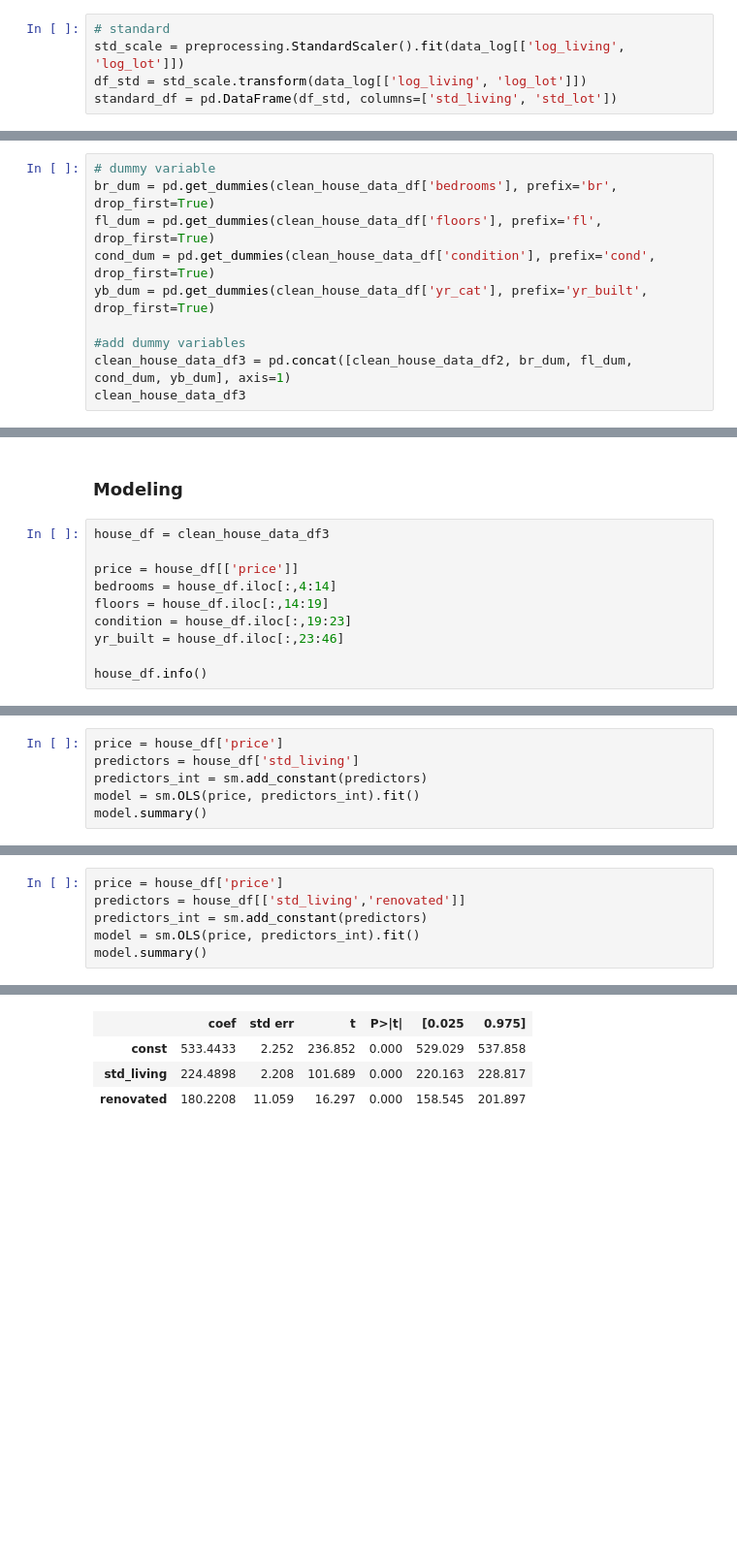
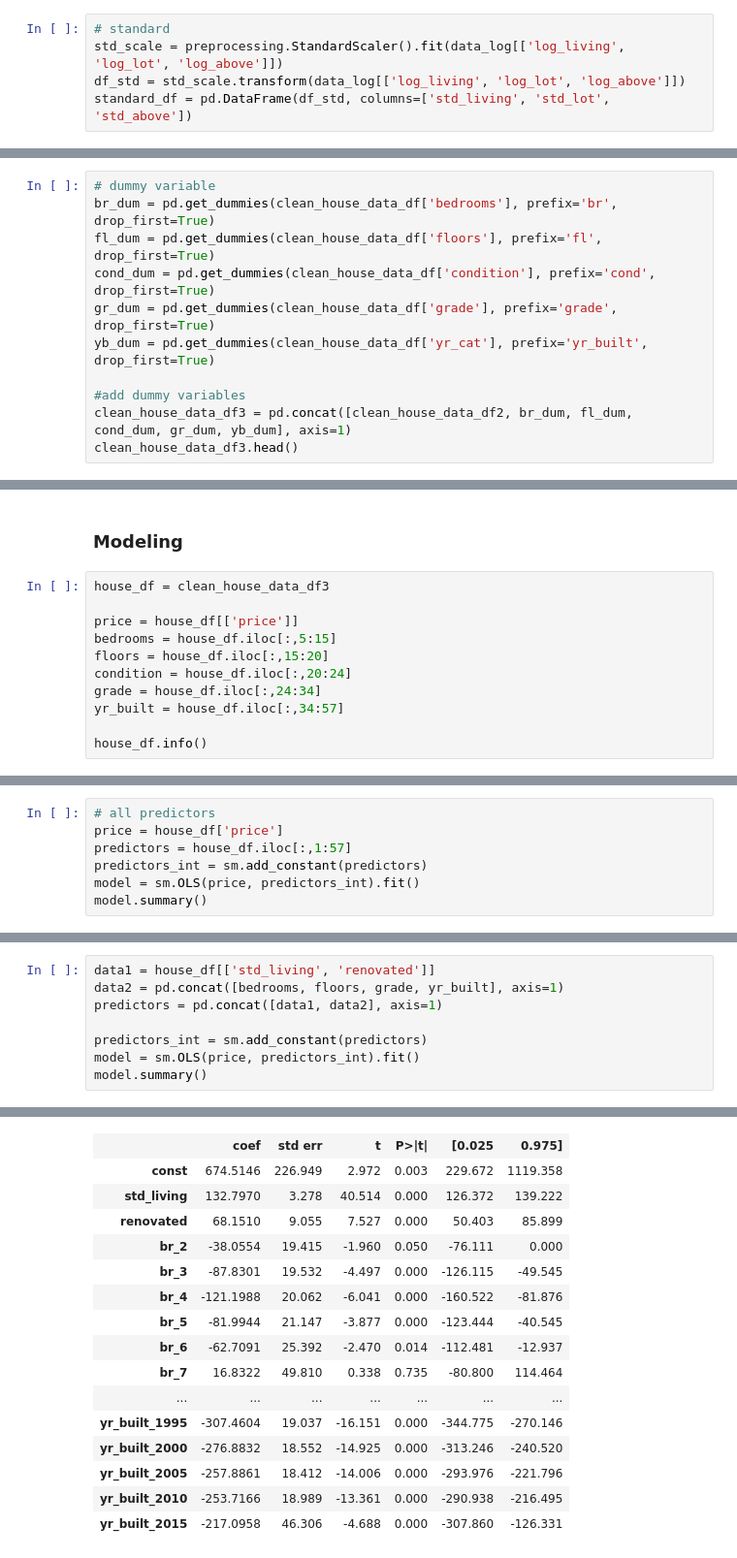
Before and after one commit to wong-ricky/House-Price, a Jupyter notebook: House Price.ipynb, the cells around one changed output, grey strips where cells are left out. Shown: that part at 97% size. Saved outputs shown, nothing was run; the diff lists cells and outputs as text; blank space fills up the shorter version.

```diff
--- a/House Price.ipynb
+++ b/House Price.ipynb
@@ -268,7 +277,7 @@ data_log.hist();
 # %%
 # standard
-std_scale = preprocessing.StandardScaler().fit(data_log[['log_living', 'log_lot']])
-df_std = std_scale.transform(data_log[['log_living', 'log_lot']])
-standard_df = pd.DataFrame(df_std, columns=['std_living', 'std_lot'])
+std_scale = preprocessing.StandardScaler().fit(data_log[['log_living', 'log_lot', 'log_above']])
+df_std = std_scale.transform(data_log[['log_living', 'log_lot', 'log_above']])
+standard_df = pd.DataFrame(df_std, columns=['std_living', 'std_lot', 'std_above'])
 # %%
 clean_house_data_df2 = pd.concat([clean_house_data_df['price'], standard_df, clean_house_data_df['renovated']], axis=1)
@@ -305,9 +307,10 @@ clean_house_data_df['yr_cat'] = clean_house_data_df['yr_built'].map(categorise_y
 br_dum = pd.get_dummies(clean_house_data_df['bedrooms'], prefix='br', drop_first=True)
 fl_dum = pd.get_dummies(clean_house_data_df['floors'], prefix='fl', drop_first=True)
 cond_dum = pd.get_dummies(clean_house_data_df['condition'], prefix='cond', drop_first=True)
+gr_dum = pd.get_dummies(clean_house_data_df['grade'], prefix='grade', drop_first=True)
 yb_dum = pd.get_dummies(clean_house_data_df['yr_cat'], prefix='yr_built', drop_first=True)
 
 #add dummy variables
-clean_house_data_df3 = pd.concat([clean_house_data_df2, br_dum, fl_dum, cond_dum, yb_dum], axis=1)
-clean_house_data_df3
+clean_house_data_df3 = pd.concat([clean_house_data_df2, br_dum, fl_dum, cond_dum, gr_dum, yb_dum], axis=1)
+clean_house_data_df3.head()
 # %% [output]
@@ -330,10 +327,11 @@ clean_house_data_df3
 house_df = clean_house_data_df3
 
 price = house_df[['price']]
-bedrooms = house_df.iloc[:,4:14]
-floors = house_df.iloc[:,14:19]
-condition = house_df.iloc[:,19:23]
-yr_built = house_df.iloc[:,23:46]
+bedrooms = house_df.iloc[:,5:15]
+floors = house_df.iloc[:,15:20]
+condition = house_df.iloc[:,20:24]
+grade = house_df.iloc[:,24:34]
+yr_built = house_df.iloc[:,34:57]
 
 house_df.info()
 # %% [output]
@@ -357,6 +358,7 @@ memory usage: 1.2 MB
 # %%
+# all predictors
 price = house_df['price']
-predictors = house_df['std_living']
+predictors = house_df.iloc[:,1:57]
 predictors_int = sm.add_constant(predictors)
 model = sm.OLS(price, predictors_int).fit()
 model.summary()
@@ -383,6 +411,8 @@ Notes:
 # %%
-price = house_df['price']
-predictors = house_df[['std_living','renovated']]
+data1 = house_df[['std_living', 'renovated']]
+data2 = pd.concat([bedrooms, floors, grade, yr_built], axis=1)
+predictors = pd.concat([data1, data2], axis=1)
+
 predictors_int = sm.add_constant(predictors)
 model = sm.OLS(price, predictors_int).fit()
 model.summary()
@@ -399,5 +429,17 @@ OLS Regression Results
 | Covariance Type: | nonrobust |  |  |
 |  | coef | std err | t | P>|t| | [0.025 | 0.975] |
-| const | 533.4433 | 2.252 | 236.852 | 0.000 | 529.029 | 537.858 |
-| std_living | 224.4898 | 2.208 | 101.689 | 0.000 | 220.163 | 228.817 |
-| renovated | 180.2208 | 11.059 | 16.297 | 0.000 | 158.545 | 201.897 |
+| const | 674.5146 | 226.949 | 2.972 | 0.003 | 229.672 | 1119.358 |
+| std_living | 132.7970 | 3.278 | 40.514 | 0.000 | 126.372 | 139.222 |
+| renovated | 68.1510 | 9.055 | 7.527 | 0.000 | 50.403 | 85.899 |
+| br_2 | -38.0554 | 19.415 | -1.960 | 0.050 | -76.111 | 0.000 |
+| br_3 | -87.8301 | 19.532 | -4.497 | 0.000 | -126.115 | -49.545 |
+| br_4 | -121.1988 | 20.062 | -6.041 | 0.000 | -160.522 | -81.876 |
+| br_5 | -81.9944 | 21.147 | -3.877 | 0.000 | -123.444 | -40.545 |
+| br_6 | -62.7091 | 25.392 | -2.470 | 0.014 | -112.481 | -12.937 |
+| br_7 | 16.8322 | 49.810 | 0.338 | 0.735 | -80.800 | 114.464 |
+| ... | ... | ... | ... | ... | ... | ... |
+| yr_built_1995 | -307.4604 | 19.037 | -16.151 | 0.000 | -344.775 | -270.146 |
+| yr_built_2000 | -276.8832 | 18.552 | -14.925 | 0.000 | -313.246 | -240.520 |
+| yr_built_2005 | -257.8861 | 18.412 | -14.006 | 0.000 | -293.976 | -221.796 |
+| yr_built_2010 | -253.7166 | 18.989 | -13.361 | 0.000 | -290.938 | -216.495 |
+| yr_built_2015 | -217.0958 | 46.306 | -4.688 | 0.000 | -307.860 | -126.331 |
```
Also changed, not shown: parts of 24 cells of this notebook.
